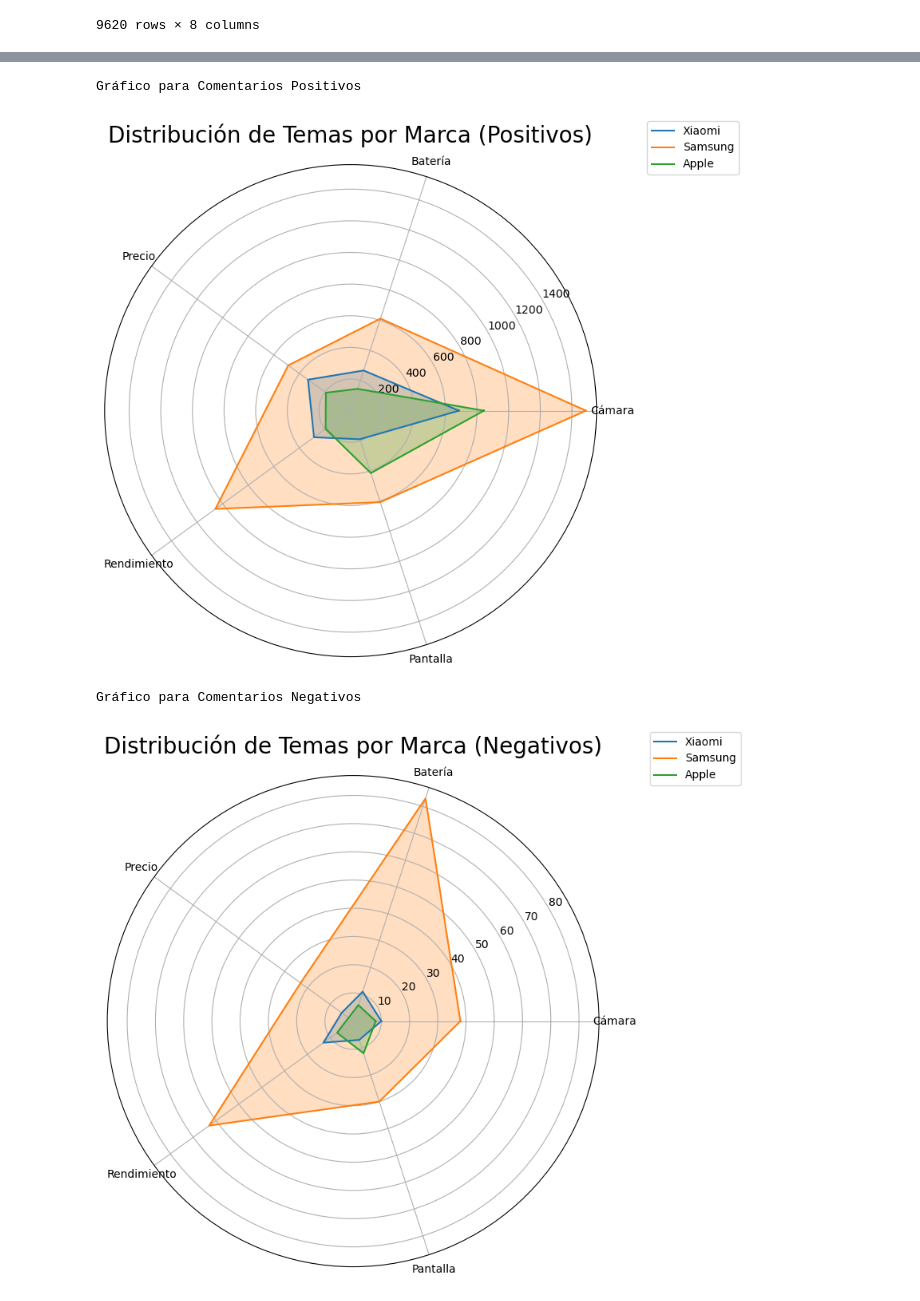
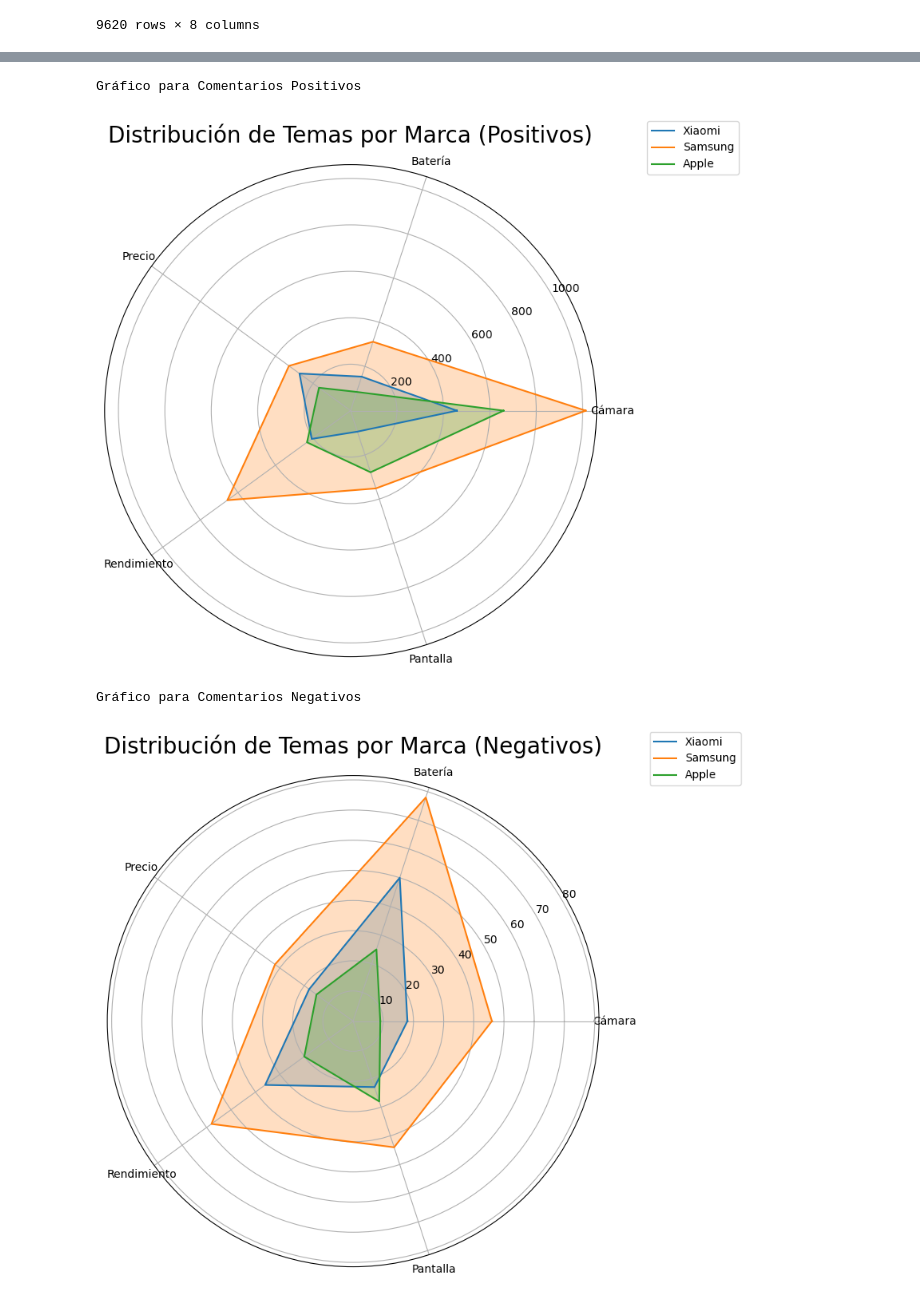
Before and after one commit to Juanpa21012/NLP-Sentiment-Analysis-of-Smartphone-Brands-Using-Web-Scrapping, a Jupyter notebook: Webscrapping/Testing-RR.ipynb, the cells around one changed output, grey strips where cells are left out. Cells and saved outputs as stored; diff of their text form; code cells hidden in the pictures.

```diff
--- a/Webscrapping/Testing-RR.ipynb
+++ b/Webscrapping/Testing-RR.ipynb
@@ -411,3 +411,11 @@ df_as
 | 9618 | Perfecto , su cámara es muy buena... | 5 | MX19 | None | mercadolibre | Xiaomi | Xiaomi Redmi Note 13 Pro Plus | 1619940 |
 | 9619 | Buen producto es lo que dice es l... | 5 | MX19 | None | mercadolibre | Xiaomi | Xiaomi Redmi Note 13 Pro Plus | 1619940 |
 9620 rows × 8 columns
+# %%
+###################################### IMPORTAR DATAFRAME DESDE CSV #########################################}
+df_as = pd.read_csv("../Analisis de Sentimientos/sentiment_analysis.csv")
+
+# Eliminar filas duplicadas basadas en las columnas "comentario" y "Modelo estandar"
+df_as = df_as.drop_duplicates(subset=["comentario", "Modelo estandar"], keep=False)
+
+print(df_as.head())
@@ -414,8 +440,8 @@ df_as
 # %%
 # Definir una función para clasificar comentarios como negativos o positivos
 def clasificar_comentarios(df):
-    df['Comentario_Negativo'] = df['calificacion'].apply(lambda x: 1 if x <= 3 else 0)
-    df['Comentario_Positivo'] = df['calificacion'].apply(lambda x: 1 if x > 3 else 0)
+    df['Comentario_Negativo'] = df['Calificacion Predicha'].apply(lambda x: 1 if x <= 3 else 0)
+    df['Comentario_Positivo'] = df['Calificacion Predicha'].apply(lambda x: 1 if x > 3 else 0)
     return df
 
 # Aplicar la clasificación a los datos
@@ -423,8 +449,8 @@ df_as = clasificar_comentarios(df_as)
 
 # Agrupar por 'Marca' y 'Modelo estandar' y calcular las métricas
 resumen_reviews = df_as.groupby(['Marca', 'Modelo estandar']).agg(
-    Comentarios=('calificacion', 'size'),   # Contar el número de comentarios
-    Calificacion_Promedio=('calificacion', 'mean'),  # Calcular promedio de calificaciones
+    Comentarios=('Calificacion Predicha', 'size'),   # Contar el número de comentarios
+    Calificacion_Promedio=('Calificacion Predicha', 'mean'),  # Calcular promedio de calificaciones
     Precio_Promedio=('Precio', 'mean'),  # Calcular promedio de precios
     Comentarios_Negativos=('Comentario_Negativo', 'sum'),  # Contar comentarios negativos
     Comentarios_Positivos=('Comentario_Positivo', 'sum')  # Contar comentarios positivos
@@ -792,18 +818,18 @@ no equipo si iphone diferencia solo caja bien nuevo bionic
 # %%
 import pandas as pd
 import numpy as np
+import matplotlib.pyplot as plt
 
 # Definir los temas y las palabras clave asociadas
 temas = {
     "Cámara": [
-        "cámara", "fotos", "fotografía", "imagen", "frontal", "lente", "video",
+        "cámara", "fotos", "fotografía", "imagen", "frontal", "lente", "video", "calibracion",
         "fotografías", "grabación", "resolución", "selfie", "zoom", "ángulo", "nitidez", "flash",
         "exposición", "detalle", "foco", "capturar", "enfoca"
     ],
     "Batería": [
-        "batería", "carga", "cargador", "dura", "autonomía", "energía", "duración", "cargar",
-        "inalámbrica", "powerbank", "capacidad", "sobrecarga", "acaba",
-        "sobrecalentamiento", "voltaje", "descarga", "rendimiento de batería", "bajo consumo"
+        "batería", "carga", "cargador", "dura", "energía", "duración", "cargar",
+        "inalámbrica", "powerbank", "sobrecarga", "sobrecalentamiento", "voltaje", "descarga", "rendimiento de batería"
     ],
     "Precio": [
         "precio", "caro", "barato", "costo", "económico", "inversión", "vale", "asequible",
@@ -811,14 +837,15 @@ temas = {
         "dinero", "valor", "precio alto", "precio bajo", "gasto", "compensación"
     ],
     "Rendimiento": [
-        "rendimiento", "rápido", "fluido", "lento", "procesador", "funciona", "eficiencia", "recalienta", "memoria",
-        "potencia", "velocidad", "calentamiento", "estabilidad", "multitarea", "procesos", "aplicaciones a la vez",
-        "juegos", "optimización", "frecuencia", "capacidad", "usabilidad", "retraso", "lag", "software"
+        "traba", "buggea", "ram", "queda pegado", "congelado", "corre", "recalienta muy rapido", "Google", "facebook", "redes sociales",
+        "rendimiento", "rápido", "fluido", "lento", "procesador", "eficiencia", "memoria", #"recalienta",
+        "potencia", "velocidad", "multitarea", "procesos", "aplicaciones",
+        "juegos", "optimización", "frecuencia", "capacidad", "retraso", "lag", "software"
     ],
     "Pantalla": [
-        "pantalla", "resolución", "tamaño", "brillo", "visualización", "color", "nitidez",
-        "OLED", "LCD", "AMOLED", "táctil", "protección", "gorilla glass", "refresco",
-        "frecuencia", "saturación", "curva", "cristal", "claridad", "pixelado", "retroiluminación"
+        "pantalla", "tamaño", "brillo", "visualización", "display","imagenes", "tactil",
+        "OLED", "LCD", "AMOLED", "táctil", "refresco",
+        "frecuencia"
     ]
 }
 
@@ -839,7 +866,7 @@ df_tematicos = df_as.explode('Temas')
 # Calcular métricas por tema y marca
 resultados = df_tematicos.groupby(['Marca', 'Temas']).agg(
     Total_Comentarios=('comentario', 'count'),
-    Calificacion_Promedio=('calificacion', 'mean')
+    Calificacion_Promedio=('Calificacion Predicha', 'mean')
 ).reset_index()
 
 # Ordenar los resultados por marca y tema
@@ -870,7 +897,7 @@ resultados.to_csv('temas_por_marca.csv', index=False)
 # %%
 # Dividir el DataFrame en positivos y negativos
-positivos = df_as[df_as['calificacion'] > 3]
-negativos = df_as[df_as['calificacion'] <= 3]
+positivos = df_as[df_as['Calificacion Predicha'] > 3]
+negativos = df_as[df_as['Calificacion Predicha'] <= 3]
 
 # Función para calcular el conteo de temas por marca
 def calcular_temas_por_marca(df, temas):
@@ -925,35 +952,35 @@ def graficar_radar(data, temas, titulo):
         ax.fill(angles, valores, alpha=0.25)
 
     # Configuración del gráfico
     ax.set_title(titulo, size=20, pad=20)
     ax.set_xticks(angles[:-1])
     ax.set_xticklabels(categorias)
     ax.set_rlabel_position(30)
     ax.legend(loc='upper right', bbox_to_anchor=(1.3, 1.1))
 
     plt.show()
 
 # Graficar radar charts
 print("Gráfico para Comentarios Positivos")
 graficar_radar(radar_positivos, temas, "Distribución de Temas por Marca (Positivos)")
 
 print("Gráfico para Comentarios Negativos")
 graficar_radar(radar_negativos, temas, "Distribución de Temas por Marca (Negativos)")
 # %% [output]
 A value is trying to be set on a copy of a slice from a DataFrame.
 Try using .loc[row_indexer,col_indexer] = value instead
 
 See the caveats in the documentation: https://pandas.pydata.org/pandas-docs/stable/user_guide/indexing.html#returning-a-view-versus-a-copy
   df['Temas'] = df['comentario_limpio'].apply(lambda x: asignar_tema(x, temas))
 A value is trying to be set on a copy of a slice from a DataFrame.
 Try using .loc[row_indexer,col_indexer] = value instead
 
 See the caveats in the documentation: https://pandas.pydata.org/pandas-docs/stable/user_guide/indexing.html#returning-a-view-versus-a-copy
   df['Temas'] = df['comentario_limpio'].apply(lambda x: asignar_tema(x, temas))
 Gráfico para Comentarios Positivos
-[figure, old version]
+[figure, new version]
 Gráfico para Comentarios Negativos
-[figure, old version]
+[figure, new version]
 # %%
 # Función para preparar los datos normalizados para gráficos de radar
 def preparar_datos_radar_normalizado(resultados, marcas, temas):
```
Also changed, not shown: parts of 13 cells of this notebook, 2 other files.
